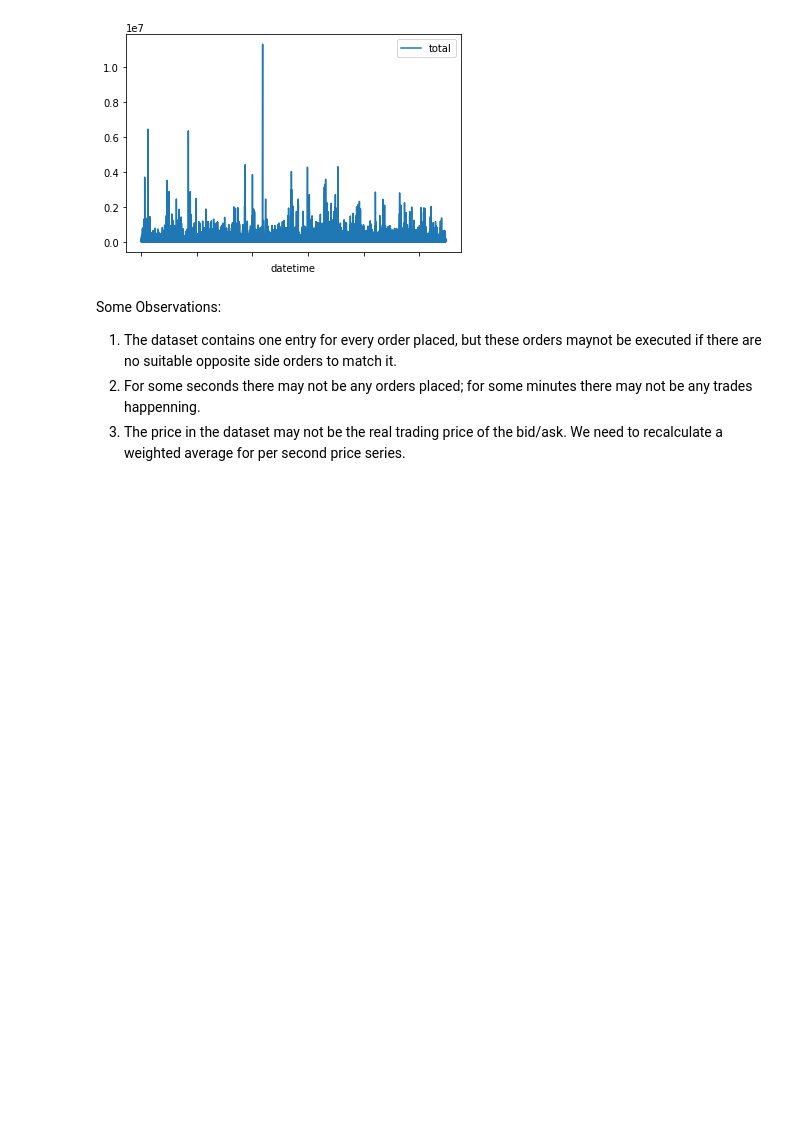
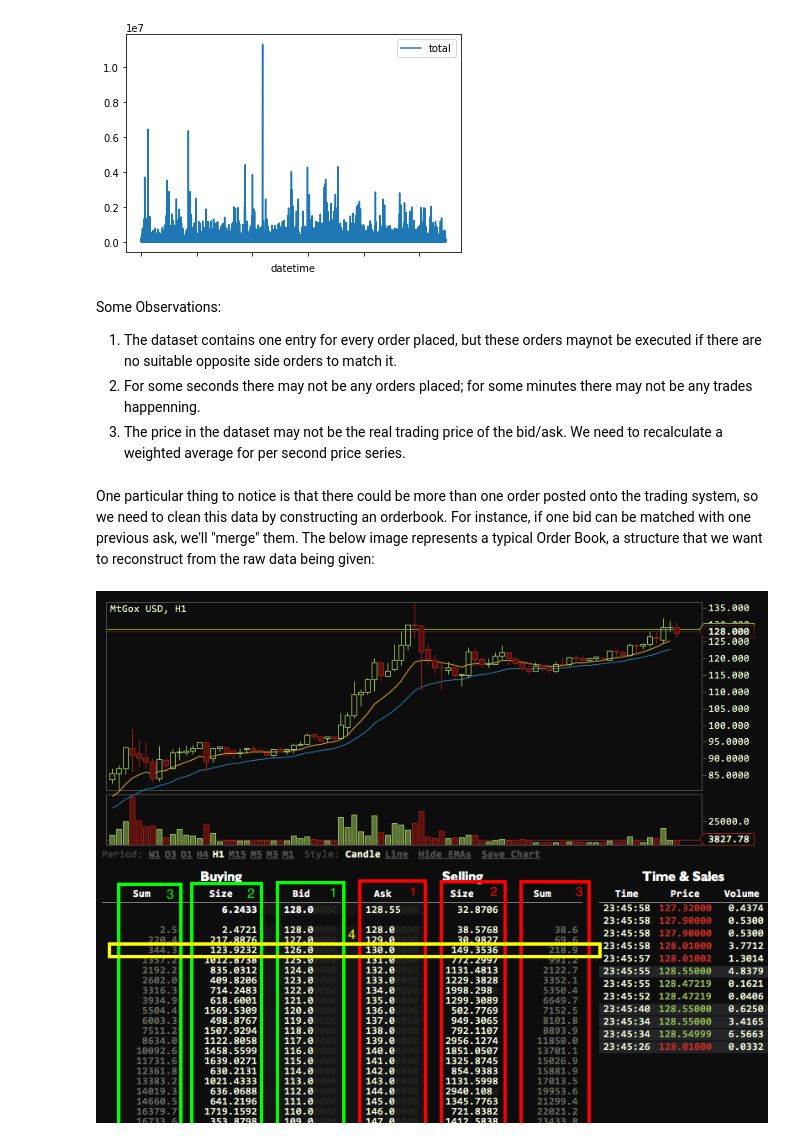
Before and after one commit to LaoKpa/QU_Datathon, a Jupyter notebook: QU_Datathon_Data_Exploration.ipynb, the cells around one changed output. Cells and saved outputs as stored; diff of their text form; code cells hidden in the pictures; blank space fills up the shorter version.

```diff
--- a/QU_Datathon_Data_Exploration.ipynb
+++ b/QU_Datathon_Data_Exploration.ipynb
@@ -60,3 +59,11 @@ Some Observations:
 1. The dataset contains one entry for every order placed, but these orders maynot be executed if there are no suitable opposite side orders to match it.
 2. For some seconds there may not be any orders placed; for some minutes there may not be any trades happenning.
 3. The price in the dataset may not be the real trading price of the bid/ask. We need to recalculate a weighted average for per second price series.
+# %% [markdown]
+One particular thing to notice is that there could be more than one order posted onto the trading system, so we need to clean this data by constructing an orderbook. For instance, if one bid can be matched with one previous ask, we'll "merge" them.
+The below image represents a typical Order Book, a structure that we want to reconstruct from the raw data being given:
+# %%
+from IPython.display import display, Image
+display(Image(filename='volume-chart.png'))
+# %% [output]
+[figure, added]
```
Also changed, not shown: parts of 2 cells of this notebook.
